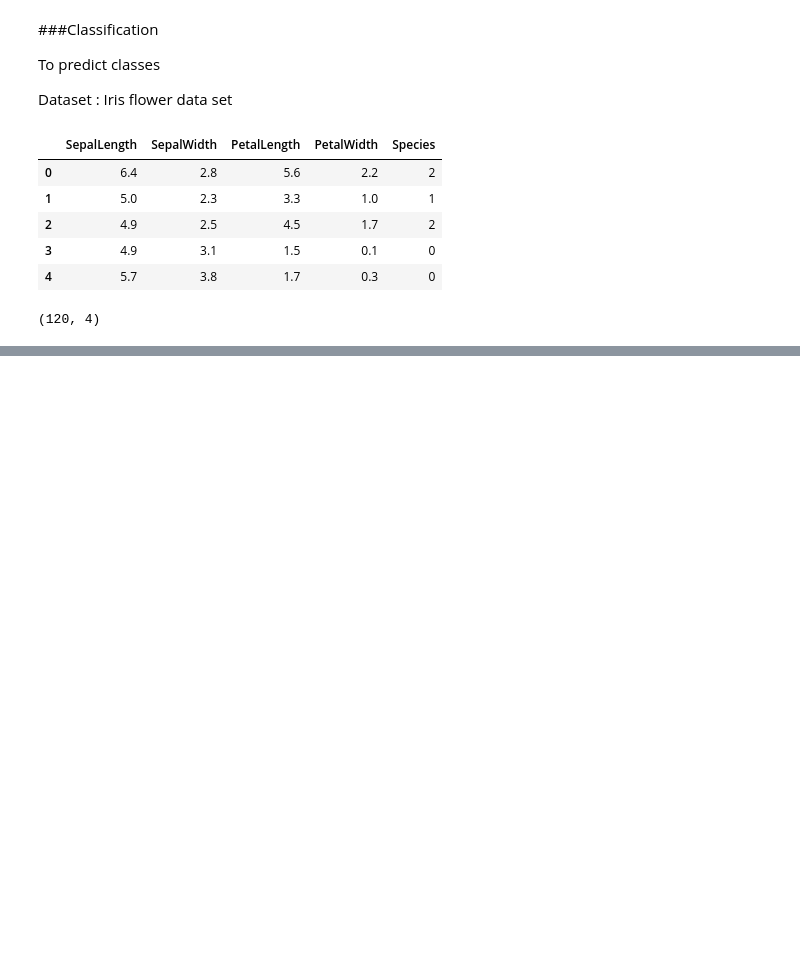
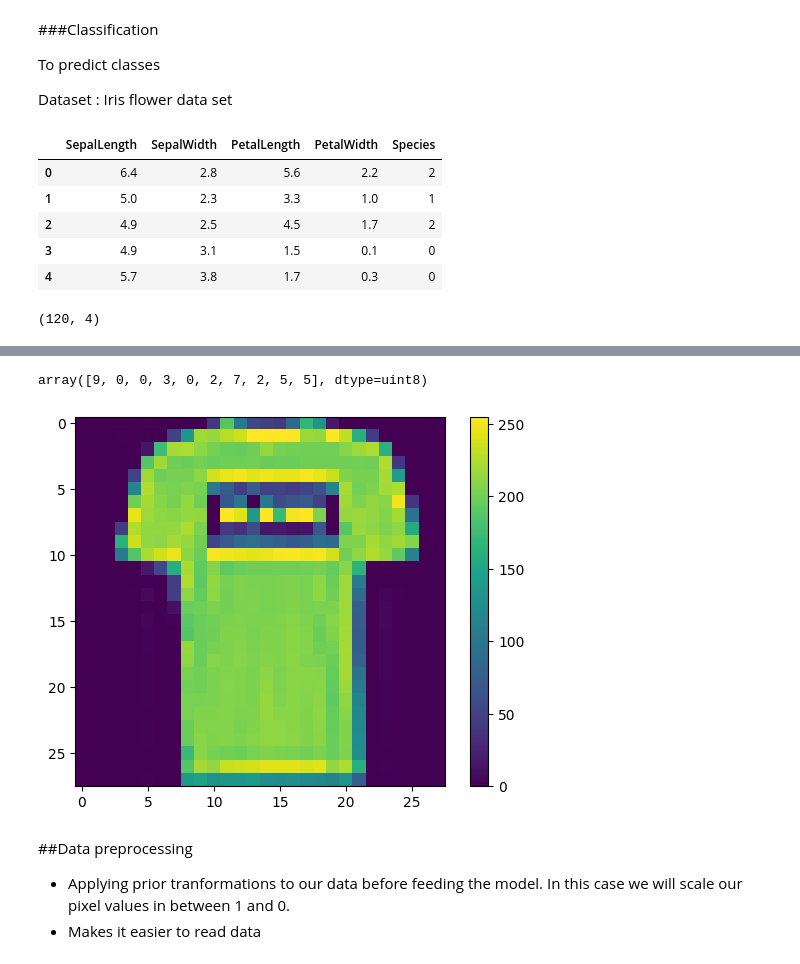
Before and after one commit to PranavkrishnaVadhyar/TensorFlow, a Jupyter notebook: Tensorflow_Tutorial.ipynb, the cells around one changed output, grey strips where cells are left out. Drawn from its saved outputs; the diff is of its cells as text; code cells hidden in the pictures; blank space fills up the shorter version.

```diff
--- a/Tensorflow_Tutorial.ipynb
+++ b/Tensorflow_Tutorial.ipynb
@@ -208,0 +331,5 @@ Use Keras preprocessing layers instead, either directly or via the `tf.keras.uti
+# %%
+fashion_mnist = keras.datasets.fashion_mnist  # load dataset
+
+#Split data set into training data and testing data
+(train_images, train_labels), (test_images, test_labels) = fashion_mnist.load_data()
@@ -208,0 +370,4 @@ Use Keras preprocessing layers instead, either directly or via the `tf.keras.uti
+# %%
+train_labels[:10]
+# %% [output]
+array([9, 0, 0, 3, 0, 2, 7, 2, 5, 5], dtype=uint8)
@@ -208,0 +376,13 @@ Use Keras preprocessing layers instead, either directly or via the `tf.keras.uti
+# %%
+plt.figure()
+plt.imshow(train_images[1])
+plt.colorbar()
+plt.grid(False)
+plt.show()
+# %% [output]
+[figure, added]
+# %% [markdown]
+##Data preprocessing
+
+- Applying prior tranformations to our data before feeding the model. In this case we will scale our pixel values in between 1 and 0.
+- Makes it easier to read data
```
Also changed, not shown: parts of 21 cells of this notebook.
